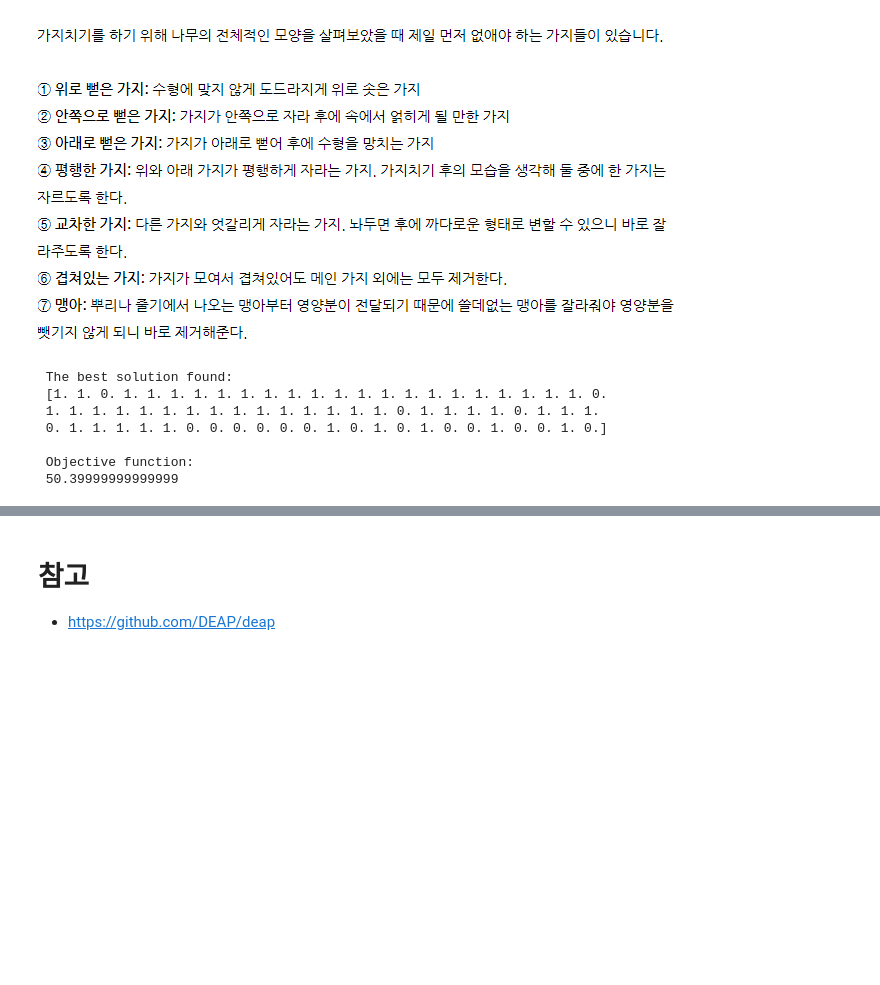
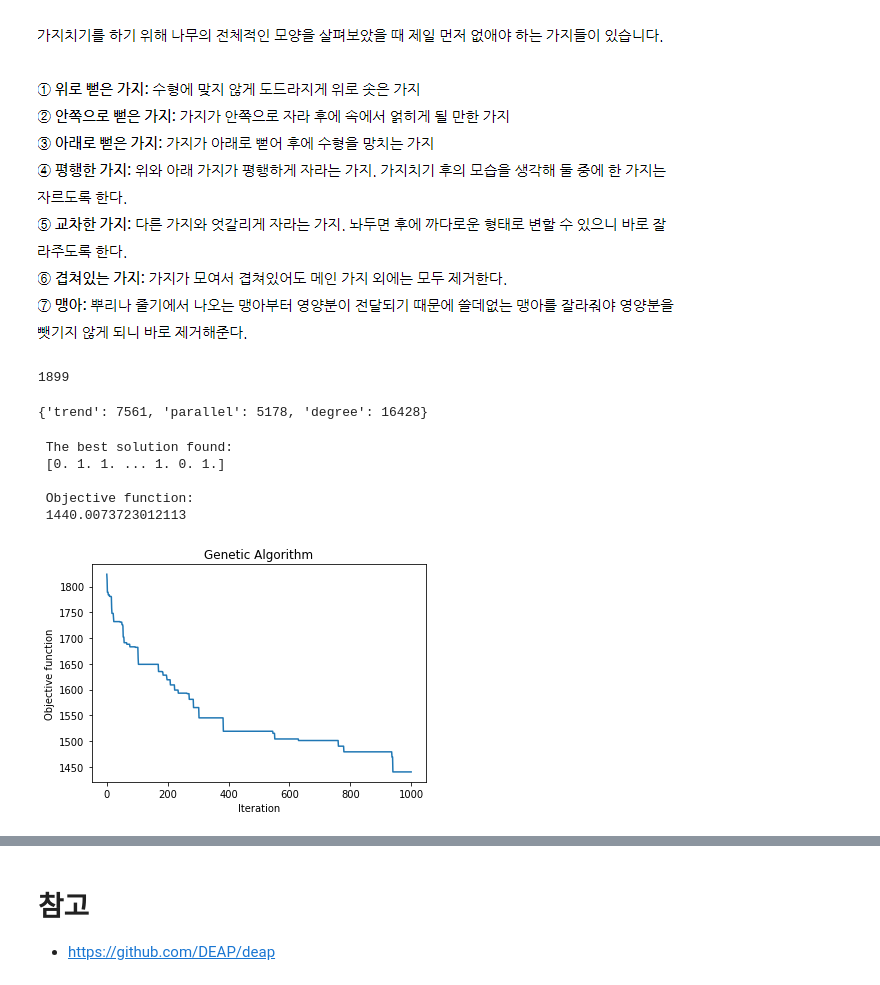
Before and after one commit to kgill9103/MLDLTreeProject, a Jupyter notebook: ky.ipynb, the cells around one changed output, grey strips where cells are left out. Cells and saved outputs as stored; diff of their text form; code cells hidden in the pictures; blank space fills up the shorter version.

```diff
--- a/ky.ipynb
+++ b/ky.ipynb
@@ -65,6 +64,6 @@ def initialize_graph(filename):
 
     return root, nodes, encoding
 # %%
-root, nodes, encoding =initialize_graph('result3d.txt')
+root, nodes, encoding =initialize_graph('result3d-1.txt')
 # %% [markdown]
 ![image.png](attachment:image.png)
@@ -176,0 +70,4 @@ def fitness(X):
+# %%
+len(nodes)
+# %% [output]
+1899
@@ -177,24 +127,27 @@ def fitness(X):
+# %%
+counts
+# %% [output]
+{'trend': 7561, 'parallel': 5178, 'degree': 16428}
 # %%
-algorithm_param = {'max_num_iteration':2000,\
+algorithm_param = {'max_num_iteration':1000,\
                    'population_size':100,\
                    'mutation_probability':0.1,\
                    'elit_ratio': 0.01,\
                    'crossover_probability': 0.5,\
                    'parents_portion': 0.3,\
                    'crossover_type':'uniform',\
-                   'max_iteration_without_improv':None}
+                   'max_iteration_without_improv':500}
 
 model=ga(function=fitness, dimension=len(nodes), variable_type='bool', algorithm_parameters=algorithm_param)
 
 model.run()
 # %% [output]
  The best solution found:
- [1. 1. 0. 1. 1. 1. 1. 1. 1. 1. 1. 1. 1. 1. 1. 1. 1. 1. 1. 1. 1. 1. 1. 0.
- 1. 1. 1. 1. 1. 1. 1. 1. 1. 1. 1. 1. 1. 1. 1. 0. 1. 1. 1. 1. 0. 1. 1. 1.
- 0. 1. 1. 1. 1. 1. 0. 0. 0. 0. 0. 0. 1. 0. 1. 0. 1. 0. 0. 1. 0. 0. 1. 0.]
+ [0. 1. 1. ... 1. 0. 1.]
 
  Objective function:
- 50.39999999999999
+ 1440.0073723012113
+[figure, added]
 # %%
 chromosome = model.output_dict['variable']
 # %%
```
Also changed, not shown: parts of 12 cells of this notebook, 1 other file.
